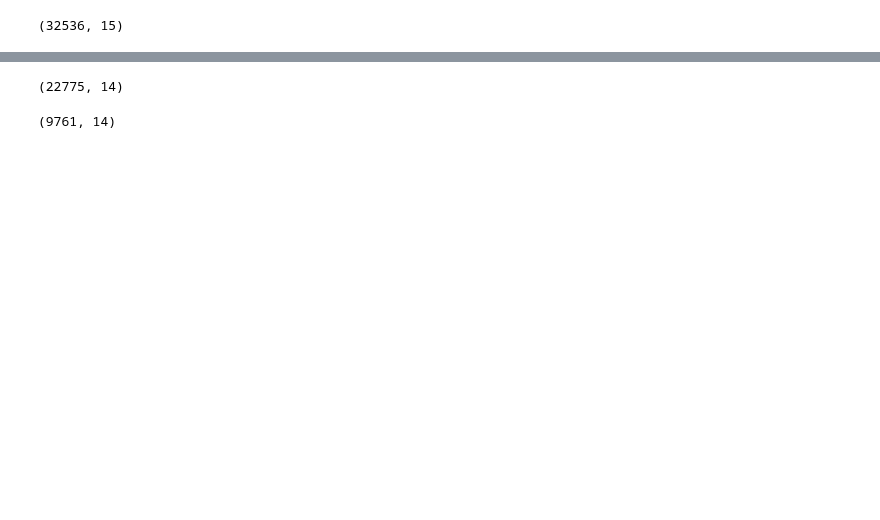
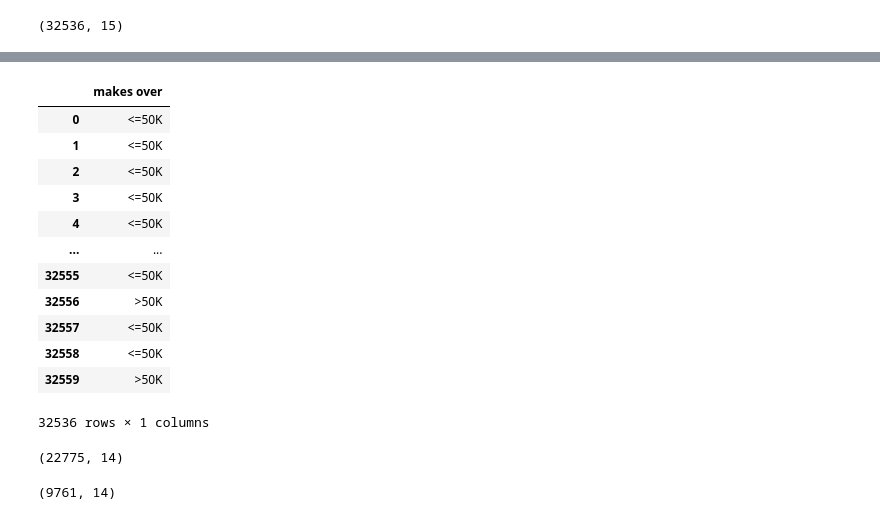
Before and after one commit to Anushka2015/Census_Income-Project, a Jupyter notebook: notebooks/model_training.ipynb, the cells around one changed output, grey strips where cells are left out. Drawn from its saved outputs; the diff is of its cells as text; code cells hidden in the pictures; blank space fills up the shorter version.

```diff
--- a/notebooks/model_training.ipynb
+++ b/notebooks/model_training.ipynb
@@ -103,3 +72,20 @@ df1_copy
 # %%
-X = df1_copy.drop(labels=['makes over'],axis=1)
-y= df1_copy[['makes over']]
+#Independent and dependent features
+X = df.drop(labels=['makes over'],axis=1)
+y= df[['makes over']]
+# %%
+y
+# %% [output]
+|  | makes over |
+| 0 | <=50K |
+| 1 | <=50K |
+| 2 | <=50K |
+| 3 | <=50K |
+| 4 | <=50K |
+| ... | ... |
+| 32555 | <=50K |
+| 32556 | >50K |
+| 32557 | <=50K |
+| 32558 | <=50K |
+| 32559 | >50K |
+32536 rows × 1 columns
```
Also changed, not shown: parts of 46 cells of this notebook, 11 other files.
